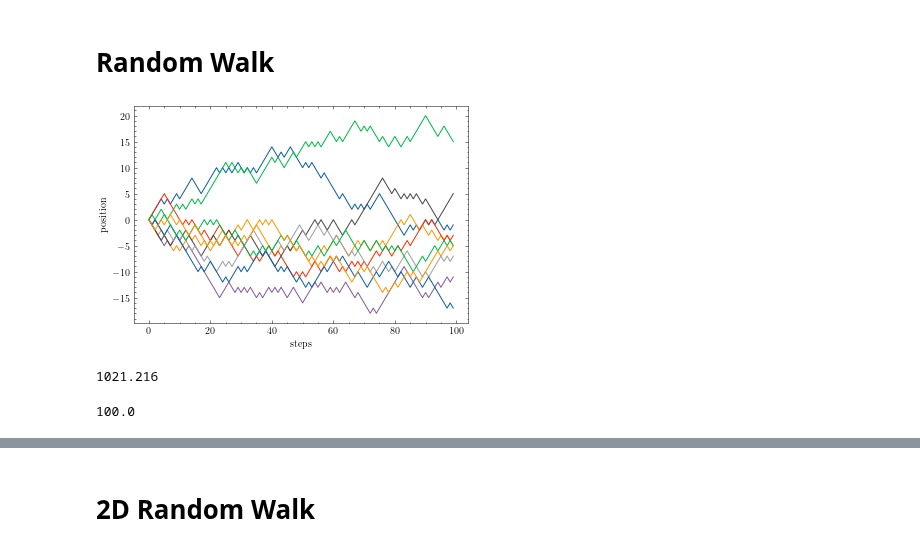
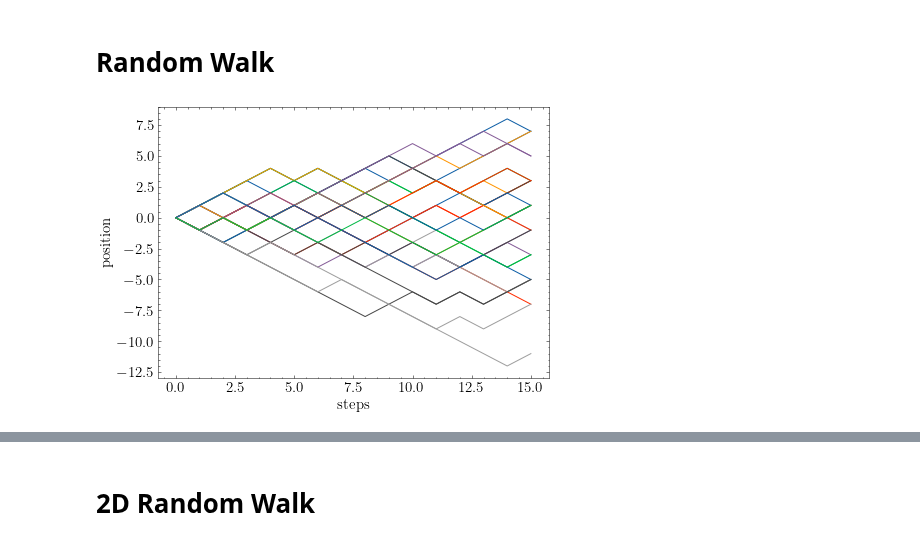
Before and after one commit to franklinzppa/fisica-computacional, a Jupyter notebook: week5.ipynb, the cells around one changed output, grey strips where cells are left out. Cells and saved outputs as stored; diff of their text form; code cells hidden in the pictures.

```diff
--- a/week5.ipynb
+++ b/week5.ipynb
@@ -20,28 +21,28 @@ plt.rcParams['text.usetex'] = True
 # %%
 np.random.seed(0) # For reproducibility
 
-N = 100 # steps
-M = 10 # walkers
+N = 15 # steps
+M = 30 # walkers
 p = 0.5 # probability
 a = 1.0 # step size
 
-x = np.zeros((N, M))
+x = np.zeros((N+1, M))
 
 for m in range(M):
-    for n in range(N-1):
+    for n in range(N):
         if np.random.rand() >= p:
             x[n+1, m] = x[n, m] + a
         else:
             x[n+1, m] = x[n, m] - a
 
 # Plotting
 
 plt.plot(x)
 plt.xlabel('steps')
 plt.ylabel('position')
 plt.show()
 # %% [output]
-[figure, old version]
+[figure, new version]
 # %%
 # Making it a function
 
@@ -66,8 +59,0 @@ x2_mean = np.mean(x[-1, :]**2)
-# %%
-x2_mean
-# %% [output]
-1021.216
-# %%
-4*p*(1-p)*N*(a**2)
-# %% [output]
-100.0
```
Also changed, not shown: parts of 12 cells of this notebook.
